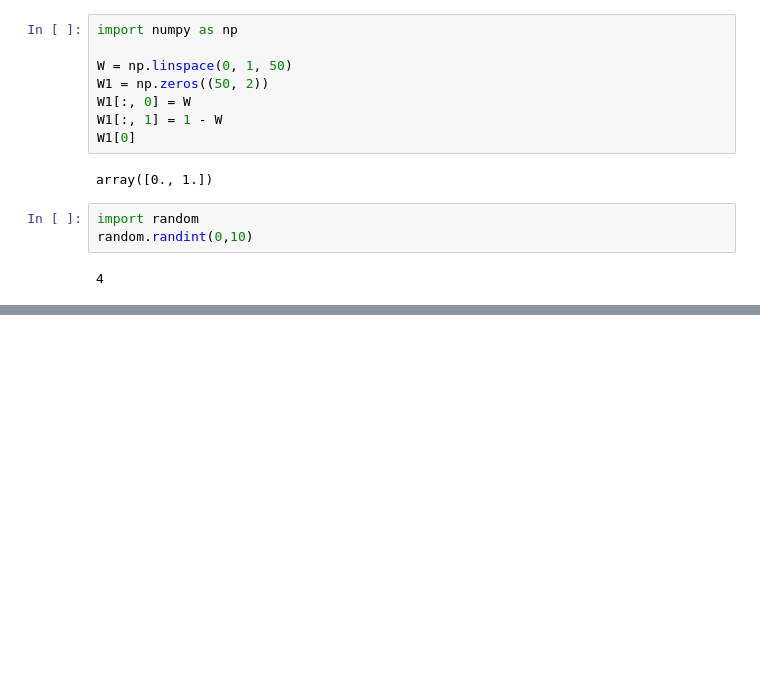
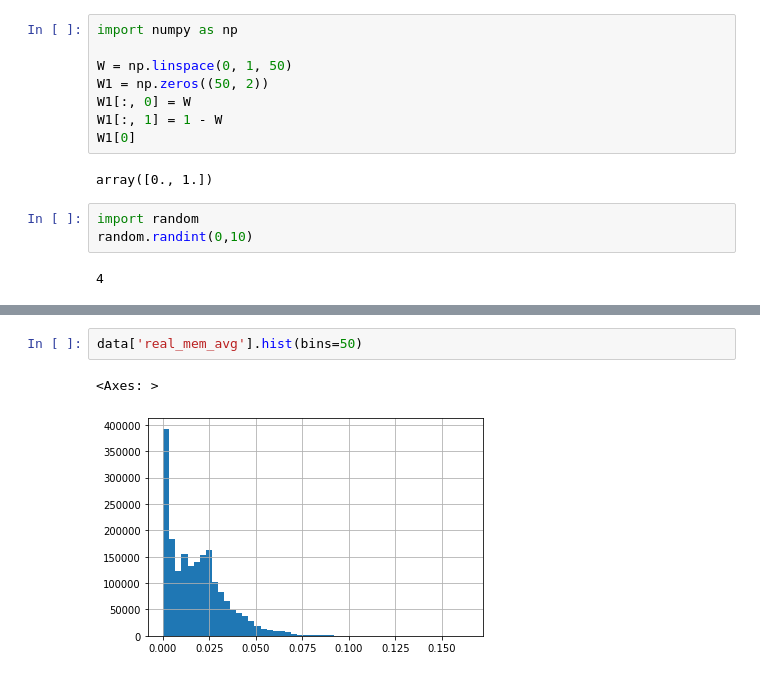
Before and after one commit to zlaom/MERL-LB, a Jupyter notebook: analysis.ipynb, the cells around one changed output, grey strips where cells are left out. Saved outputs shown, nothing was run; the diff lists cells and outputs as text; blank space fills up the shorter version.

```diff
--- a/analysis.ipynb
+++ b/analysis.ipynb
@@ -463,0 +504,5 @@ random.randint(0,10)
+# %%
+data['real_mem_avg'].hist(bins=50)
+# %% [output]
+<Axes: >
+[figure, added]
```
Also changed, not shown: parts of 21 cells of this notebook, 3 other files.
